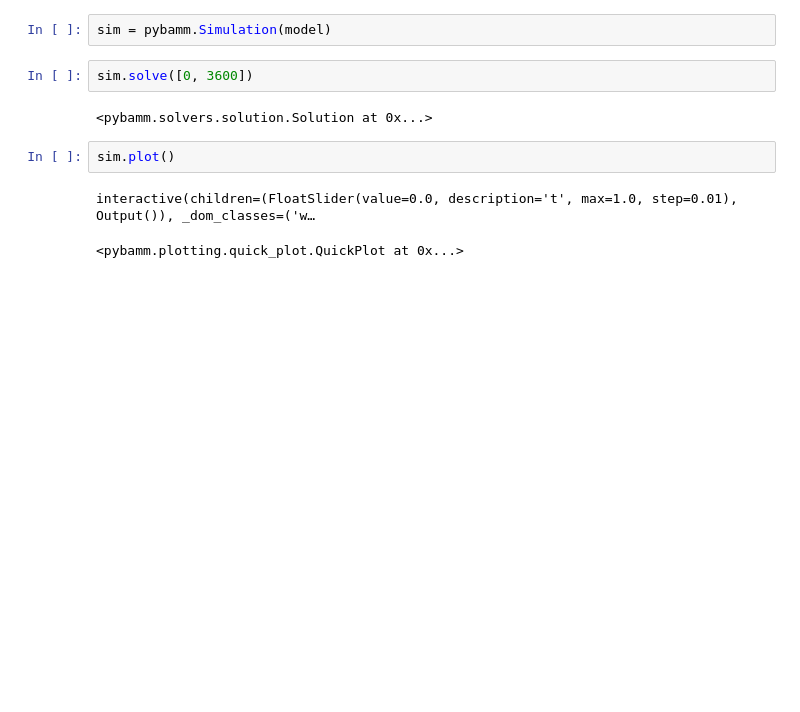
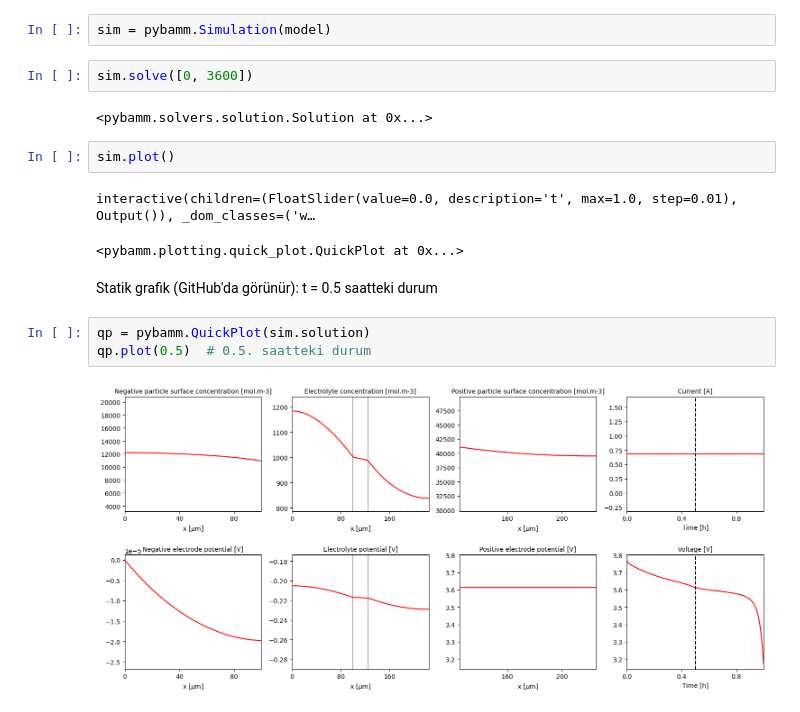
Before and after one commit to halbul01/Pybamm-Samples, a Jupyter notebook: FirstBattery.ipynb, the cells around one changed output. Drawn from its saved outputs; the diff is of its cells as text; blank space fills up the shorter version.

Commit message:
Add static QuickPlot cell so outputs render on GitHub
Co-Authored-By: Claude Opus 5.5 <noreply@anthropic.com>

```diff
--- a/FirstBattery.ipynb
+++ b/FirstBattery.ipynb
@@ -15,3 +15,10 @@ sim.plot()
 # %% [output]
 interactive(children=(FloatSlider(value=0.0, description='t', max=1.0, step=0.01), Output()), _dom_classes=('w…
 <pybamm.plotting.quick_plot.QuickPlot at 0x...>
+# %% [markdown]
+Statik grafik (GitHub'da görünür): t = 0.5 saatteki durum
+# %%
+qp = pybamm.QuickPlot(sim.solution)
+qp.plot(0.5)  # 0.5. saatteki durum
+# %% [output]
+[figure, added]
```
